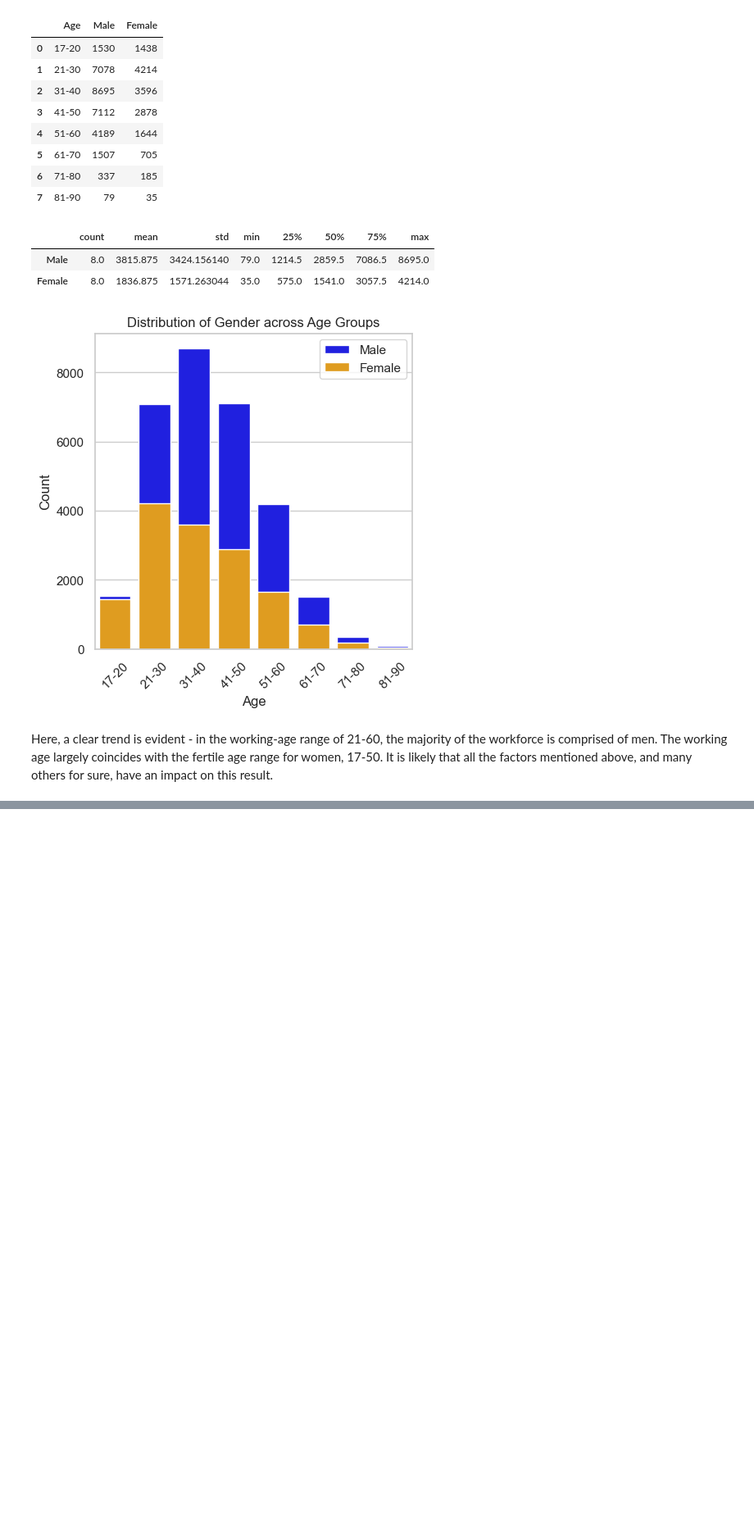
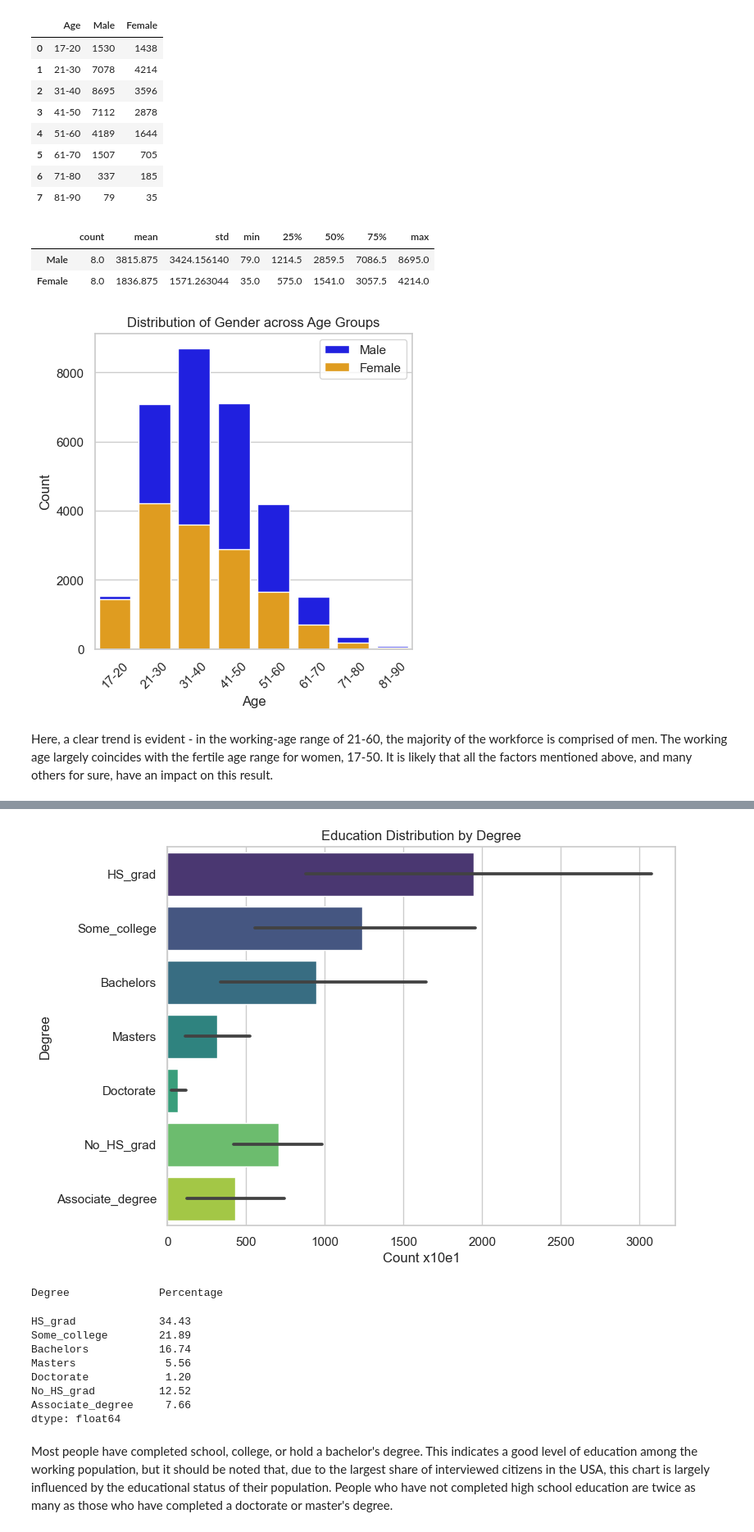
Before and after one commit to Kiril-Lazarov/Artificial-Intelligence, a Jupyter notebook: My Projects/Adult-Income Dataset.ipynb, the cells around one changed output, grey strips where cells are left out. Shown at 82% size. Drawn from its saved outputs; the diff is of its cells as text; code cells hidden in the pictures; blank space fills up the shorter version.

Commit message:
Added Age - Education analysis

```diff
--- a/My Projects/Adult-Income Dataset.ipynb
+++ b/My Projects/Adult-Income Dataset.ipynb
@@ -401,0 +413,22 @@ Here, a clear trend is evident - in the working-age range of 21-60, the majority
+# %%
+ages_counts_education = {'Age': []}
+
+# Create key-value pairs in ages_count_education dictionary
+for degree in clean_adult_income.education.unique():
+    if degree not in ages_counts_education.keys():
+        ages_counts_education[degree] = []
+
+
+for i in range(len(labels)):
+    down_limit_age, upper_limit_age = bins[i], bins[i+1]
+    label = labels[i]
+    ages_counts_education['Age'].append(label)
+
+    for column in clean_adult_income.education.unique():
+        age_group_count = len(clean_adult_income.loc[(clean_adult_income.age>down_limit_age) & (clean_adult_income.age<=upper_limit_age) & \
+                                                   (clean_adult_income.education ==column)])
+        ages_counts_education[column].append(age_group_count)
+
+ages_counts_education = pd.DataFrame(ages_counts_education)
+ages_counts_education.columns = [col.replace('-', '_') for col in ages_counts_education.columns]
+ages_counts_education
@@ -401,0 +445,9 @@ Here, a clear trend is evident - in the working-age range of 21-60, the majority
+# %%
+# Combine and reduce columns
+ages_counts_education['No_HS_grad'] = ages_counts_education[['Preschool', '1st_4th', '5th_6th', '7th_8th', '9th', '10th', '11th', '12th']].sum(axis=1)
+ages_counts_education['Associate_degree'] = ages_counts_education[['Assoc_acdm', 'Assoc_voc']].sum(axis=1)
+ages_counts_education['HS_grad'] = ages_counts_education[['Prof_school', 'HS_grad']].sum(axis=1)
+
+ages_counts_education.drop(columns=['Preschool', '1st_4th', '5th_6th', '7th_8th', '9th', '10th', '11th', '12th','Assoc_acdm', 'Assoc_voc','Prof_school'], inplace=True)
+
+ages_counts_education
@@ -401,0 +464,27 @@ Here, a clear trend is evident - in the working-age range of 21-60, the majority
+# %%
+data_for_plot = ages_counts_education.drop(columns=['Age'])
+
+plt.figure(figsize=(8, 6))
+sns.barplot(data=data_for_plot, orient='h', palette='viridis')
+
+plt.title('Education Distribution by Degree')
+plt.xlabel('Count x10е1')
+plt.ylabel('Degree')
+
+plt.show()
+
+print('Degree', ' '*12, 'Percentage')
+round(data_for_plot.sum()/ data_for_plot.sum().sum() *100, 2)
+# %% [output]
+[figure, added]
+Degree              Percentage
+HS_grad             34.43
+Some_college        21.89
+Bachelors           16.74
+Masters              5.56
+Doctorate            1.20
+No_HS_grad          12.52
+Associate_degree     7.66
+dtype: float64
+# %% [markdown]
+Most people have completed school, college, or hold a bachelor's degree. This indicates a good level of education among the working population, but it should be noted that, due to the largest share of interviewed citizens in the USA, this chart is largely influenced by the educational status of their population. People who have not completed high school education are twice as many as those who have completed a doctorate or master's degree.
```
Also changed, not shown: parts of 7 cells of this notebook.
